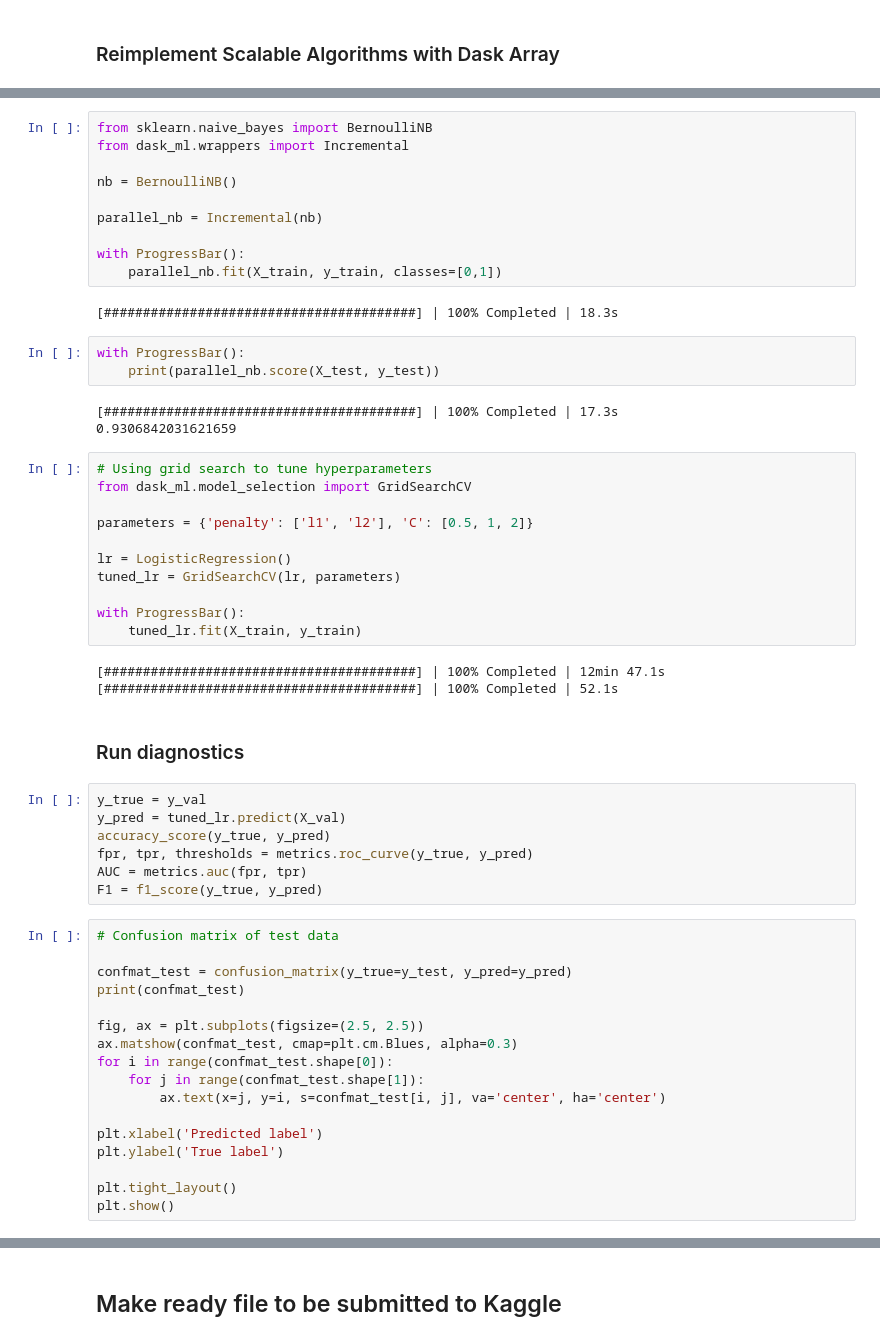
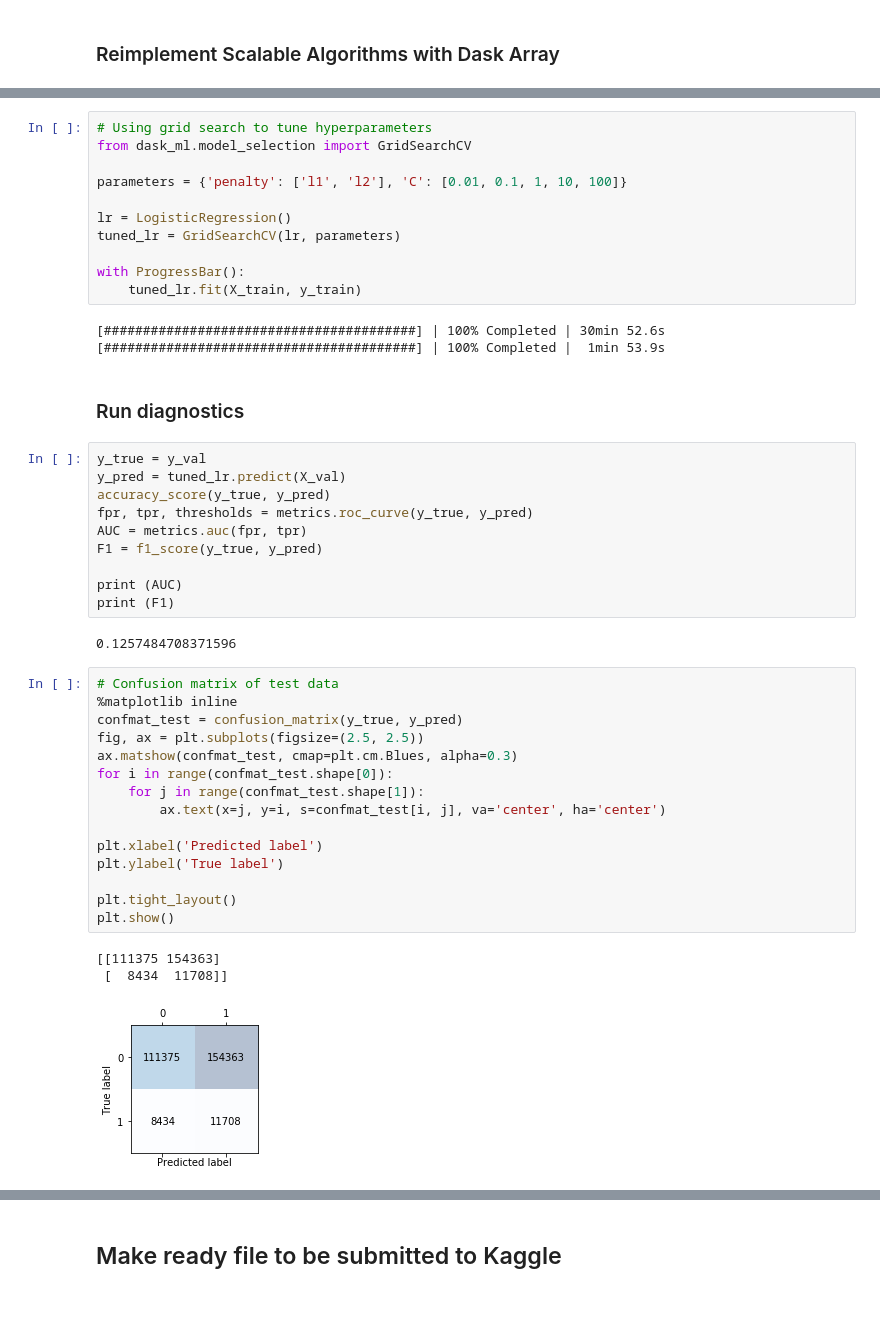
Before and after one commit to jorgenporgen/DAT300, a Jupyter notebook: DAT300_CA1_16.ipynb, the cells around one changed output, grey strips where cells are left out. Drawn from its saved outputs; the diff is of its cells as text; blank space fills up the shorter version.

```diff
--- a/DAT300_CA1_16.ipynb
+++ b/DAT300_CA1_16.ipynb
@@ -305,26 +298,8 @@ KeyboardInterrupt:
-# %%
-from sklearn.naive_bayes import BernoulliNB
-from dask_ml.wrappers import Incremental
-
-nb = BernoulliNB()
-
-parallel_nb = Incremental(nb)
-
-with ProgressBar():
-    parallel_nb.fit(X_train, y_train, classes=[0,1])
-# %% [output]
-[########################################] | 100% Completed | 18.3s
-# %%
-with ProgressBar():
-    print(parallel_nb.score(X_test, y_test))
-# %% [output]
-[########################################] | 100% Completed | 17.3s
-0.9306842031621659
 # %%
 # Using grid search to tune hyperparameters
 from dask_ml.model_selection import GridSearchCV
 
-parameters = {'penalty': ['l1', 'l2'], 'C': [0.5, 1, 2]}
+parameters = {'penalty': ['l1', 'l2'], 'C': [0.01, 0.1, 1, 10, 100]}
 
 lr = LogisticRegression()
 tuned_lr = GridSearchCV(lr, parameters)
@@ -332,8 +307,8 @@ tuned_lr = GridSearchCV(lr, parameters)
 with ProgressBar():
     tuned_lr.fit(X_train, y_train)
 # %% [output]
-[########################################] | 100% Completed | 12min 47.1s
-[########################################] | 100% Completed | 52.1s
+[########################################] | 100% Completed | 30min 52.6s
+[########################################] | 100% Completed |  1min 53.9s
 # %% [markdown]
 ### Run diagnostics
 # %%
@@ -343,23 +318,30 @@ accuracy_score(y_true, y_pred)
 fpr, tpr, thresholds = metrics.roc_curve(y_true, y_pred)
 AUC = metrics.auc(fpr, tpr)
 F1 = f1_score(y_true, y_pred)
+
+print (AUC)
+print (F1)
+# %% [output]
+0.1257484708371596
 # %%
 # Confusion matrix of test data
-
-confmat_test = confusion_matrix(y_true=y_test, y_pred=y_pred)
-print(confmat_test)
-
+%matplotlib inline
+confmat_test = confusion_matrix(y_true, y_pred)
 fig, ax = plt.subplots(figsize=(2.5, 2.5))
 ax.matshow(confmat_test, cmap=plt.cm.Blues, alpha=0.3)
 for i in range(confmat_test.shape[0]):
     for j in range(confmat_test.shape[1]):
         ax.text(x=j, y=i, s=confmat_test[i, j], va='center', ha='center')
 
 plt.xlabel('Predicted label')
 plt.ylabel('True label')
 
 plt.tight_layout()
 plt.show()
+# %% [output]
+[[111375 154363]
+ [  8434  11708]]
+[figure, added]
 # %%
 # Plot the ROC for your best model on the training data
 # Compute ROC curve and ROC area for each class
```
Also changed, not shown: parts of 4 cells of this notebook.
